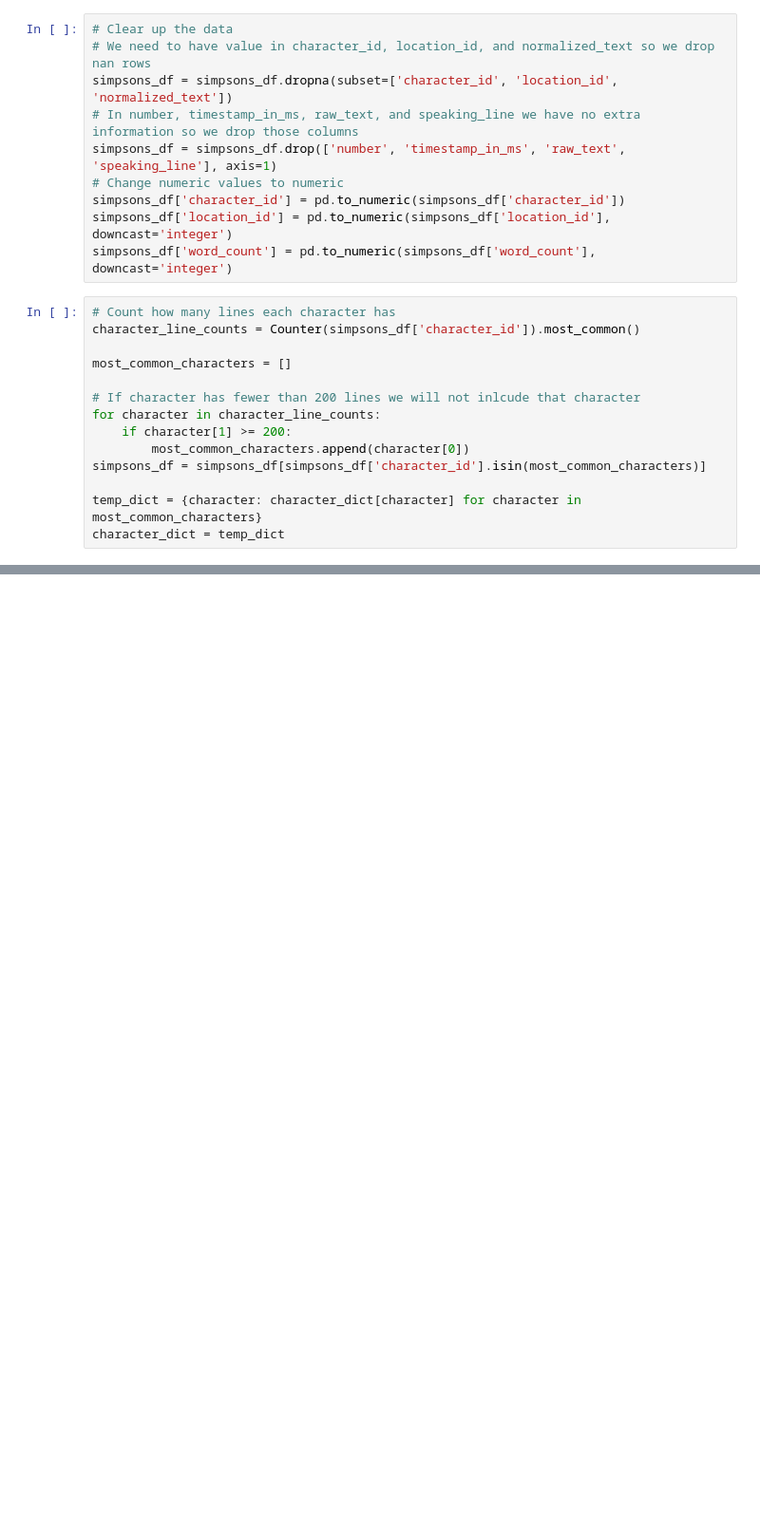
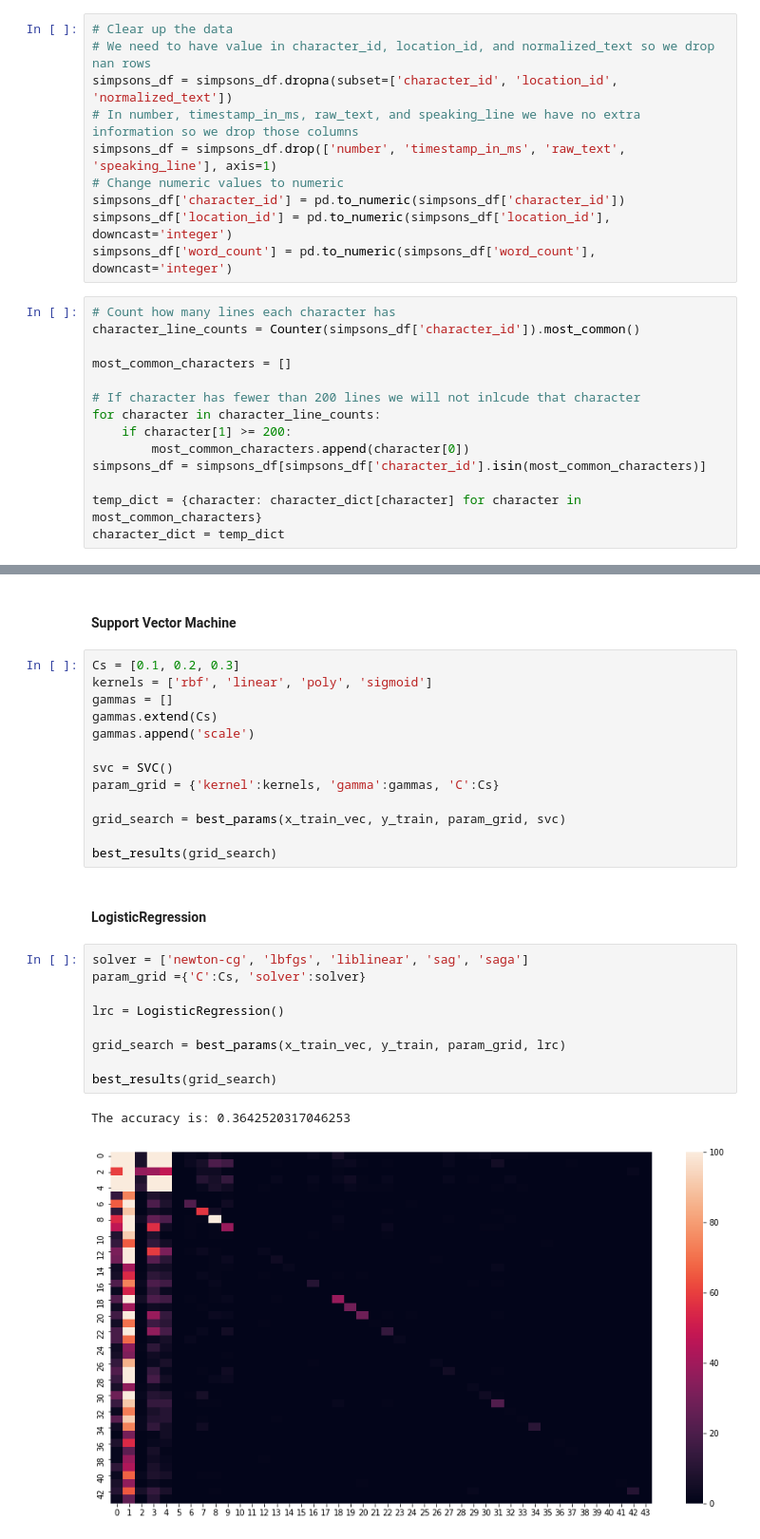
Before and after one commit to bensi94/Classifying-character-sentences-from-the-Simpsons, a Jupyter notebook: Untitled.ipynb, the cells around one changed output, grey strips where cells are left out. Shown: that part at 95% size. Cells and saved outputs as stored; diff of their text form; blank space fills up the shorter version.

```diff
--- a/Untitled.ipynb
+++ b/Untitled.ipynb
@@ -179,0 +225,29 @@ The accuracy is: 0.3043613707165109
+# %% [markdown]
+#### Support Vector Machine
+# %%
+Cs = [0.1, 0.2, 0.3]
+kernels = ['rbf', 'linear', 'poly', 'sigmoid']
+gammas = []
+gammas.extend(Cs)
+gammas.append('scale')
+
+svc = SVC()
+param_grid = {'kernel':kernels, 'gamma':gammas, 'C':Cs}
+
+grid_search = best_params(x_train_vec, y_train, param_grid, svc)
+
+best_results(grid_search)
+# %% [markdown]
+#### LogisticRegression
+# %%
+solver = ['newton-cg', 'lbfgs', 'liblinear', 'sag', 'saga']
+param_grid ={'C':Cs, 'solver':solver}
+
+lrc = LogisticRegression()
+
+grid_search = best_params(x_train_vec, y_train, param_grid, lrc)
+
+best_results(grid_search)
+# %% [output]
+The accuracy is: 0.3642520317046253
+[figure, added]
```
Also changed, not shown: parts of 17 cells of this notebook.
